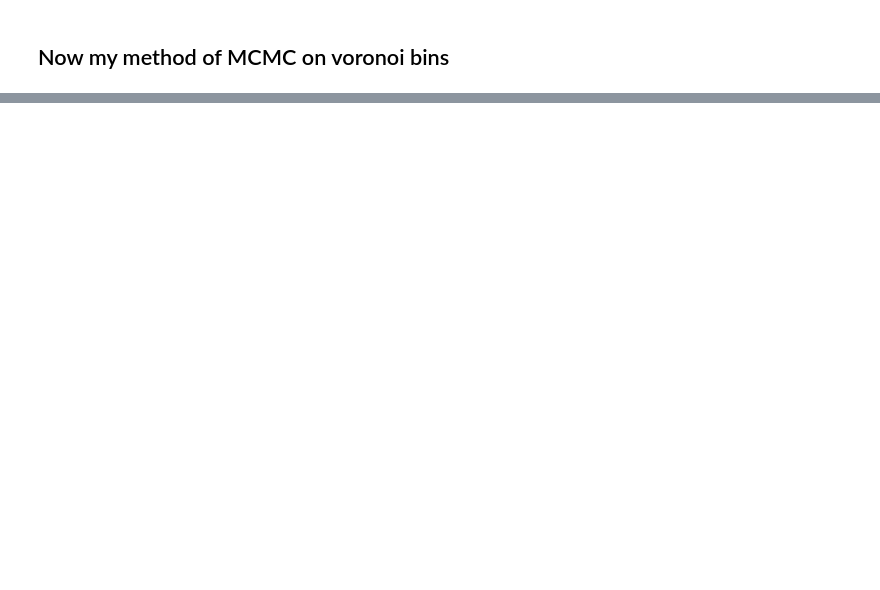
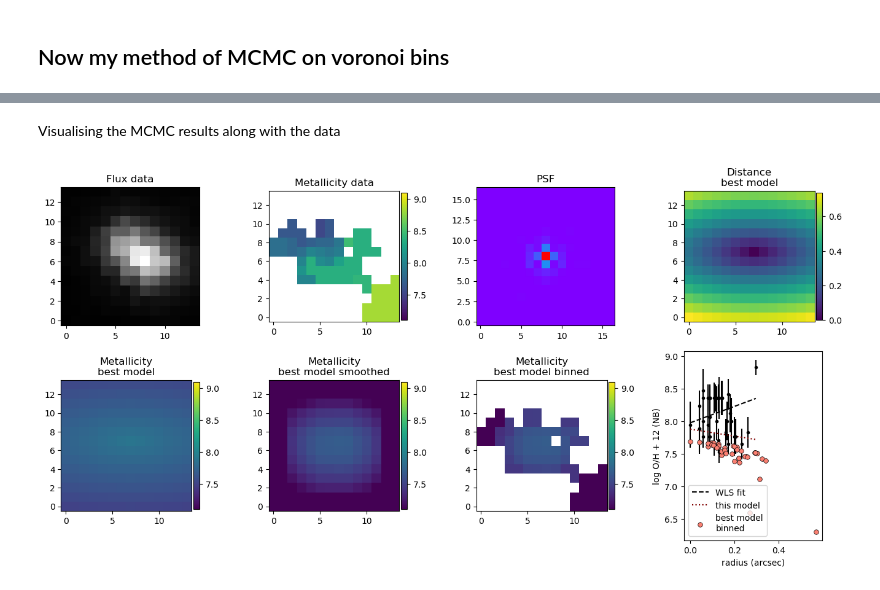
Before and after one commit to ayanacharyya/passage, a Jupyter notebook: lenstronomy_test.ipynb, the cells around one changed output, grey strips where cells are left out. Saved outputs shown, nothing was run; the diff lists cells and outputs as text; code cells hidden in the pictures; blank space fills up the shorter version.

```diff
--- a/lenstronomy_test.ipynb
+++ b/lenstronomy_test.ipynb
@@ -349,0 +404,6 @@ fig = corner.corner(flat_samples, labels=labels, truths=params_init)
+# %% [markdown]
+Visualising the MCMC results along with the data
+# %%
+fig_mcmc = make_plots(best_fit_params)
+# %% [output]
+[figure, added]
```
Also changed, not shown: parts of 21 cells of this notebook, 1 other file.
